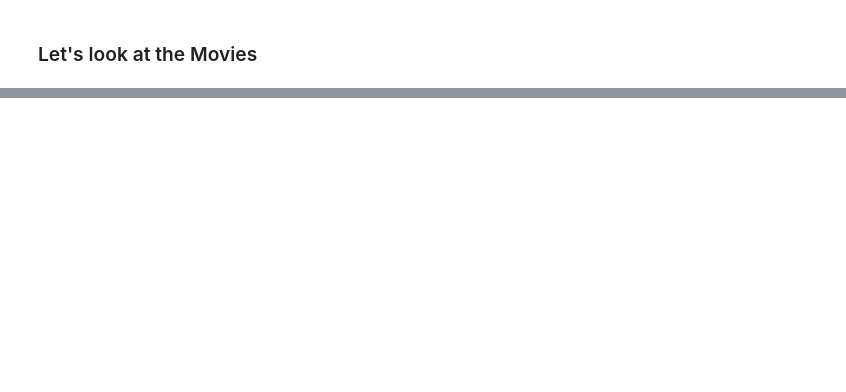
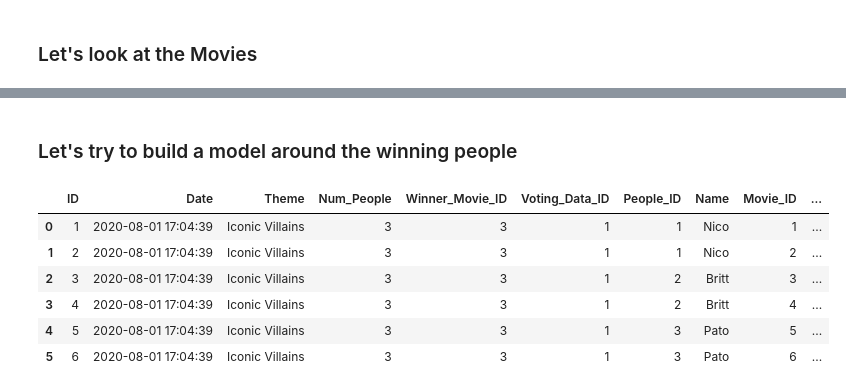
Before and after one commit to p-contreras/Movie-Project, a Jupyter notebook: Cool stuff.ipynb, the cells around one changed output, grey strips where cells are left out. Cells and saved outputs as stored; diff of their text form; code cells hidden in the pictures; blank space fills up the shorter version.

```diff
--- a/Cool stuff.ipynb
+++ b/Cool stuff.ipynb
@@ -200,4 +218,12 @@ df.loc[df['Theme'].isnull()]
-# %%
-df.loc[df['Theme'].isnull(), 'Theme'] = 'Weekday TV Show'
+# %% [markdown]
+### Let's try to build a model around the winning people
 # %%
-df.loc[df['Name'] == 'Pato', 'Title'].unique().tolist()
+df.loc[df['Voting_Data_ID'] == 1]
+# %% [output]
+|  | ID | Date | Theme | Num_People | Winner_Movie_ID | Voting_Data_ID | People_ID | Name | Movie_ID | ... |
+| 0 | 1 | 2020-08-01 17:04:39 | Iconic Villains | 3 | 3 | 1 | 1 | Nico | 1 | ... |
+| 1 | 2 | 2020-08-01 17:04:39 | Iconic Villains | 3 | 3 | 1 | 1 | Nico | 2 | ... |
+| 2 | 3 | 2020-08-01 17:04:39 | Iconic Villains | 3 | 3 | 1 | 2 | Britt | 3 | ... |
+| 3 | 4 | 2020-08-01 17:04:39 | Iconic Villains | 3 | 3 | 1 | 2 | Britt | 4 | ... |
+| 4 | 5 | 2020-08-01 17:04:39 | Iconic Villains | 3 | 3 | 1 | 3 | Pato | 5 | ... |
+| 5 | 6 | 2020-08-01 17:04:39 | Iconic Villains | 3 | 3 | 1 | 3 | Pato | 6 | ... |
```
Also changed, not shown: parts of 14 cells of this notebook, 2 other files.
